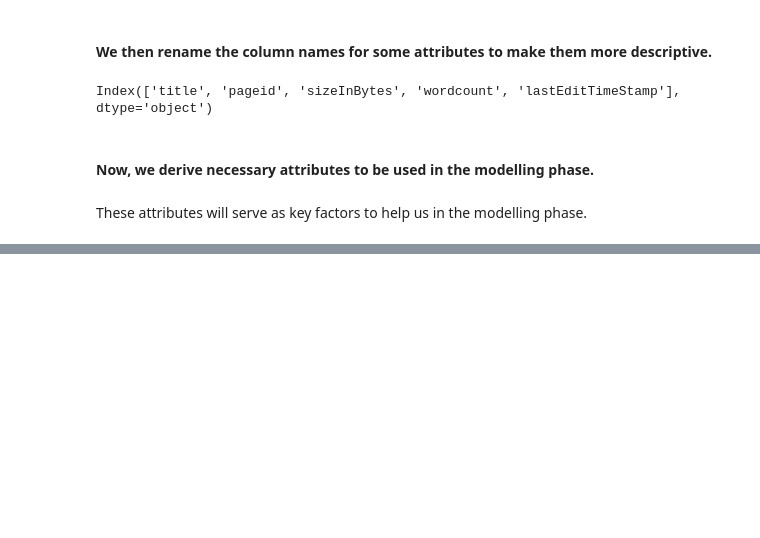
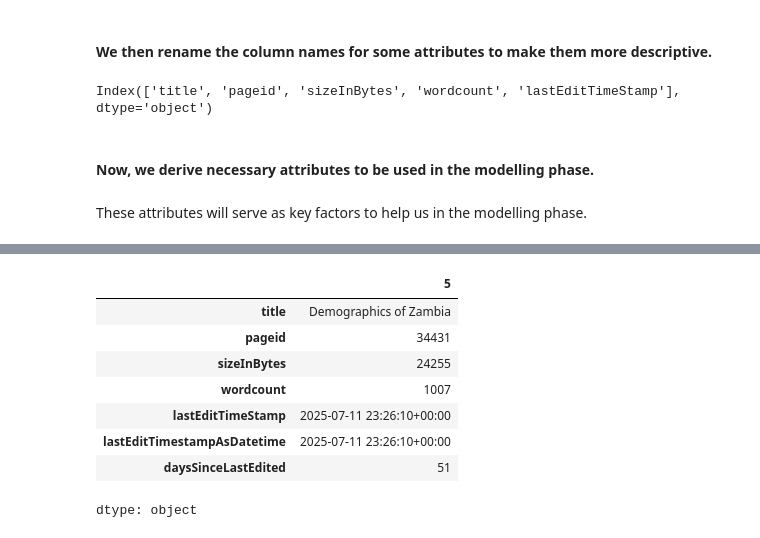
Before and after one commit to Chalwemwansa/data_mining_assign, a Jupyter notebook: Group_22_data_mining_assign.ipynb, the cells around one changed output, grey strips where cells are left out. Saved outputs shown, nothing was run; the diff lists cells and outputs as text; code cells hidden in the pictures; blank space fills up the shorter version.

```diff
--- a/Group_22_data_mining_assign.ipynb
+++ b/Group_22_data_mining_assign.ipynb
@@ -297,0 +317,14 @@ These attributes will serve as key factors to help us in the modelling phase.
+# %%
+# To observe and display the 6th row to see the changes made
+
+zambia_wiki_posts.iloc[5].T
+# %% [output]
+|  | 5 |
+| title | Demographics of Zambia |
+| pageid | 34431 |
+| sizeInBytes | 24255 |
+| wordcount | 1007 |
+| lastEditTimeStamp | 2025-07-11 23:26:10+00:00 |
+| lastEditTimestampAsDatetime | 2025-07-11 23:26:10+00:00 |
+| daysSinceLastEdited | 51 |
+dtype: object
```
Also changed, not shown: parts of 1 cell of this notebook.
